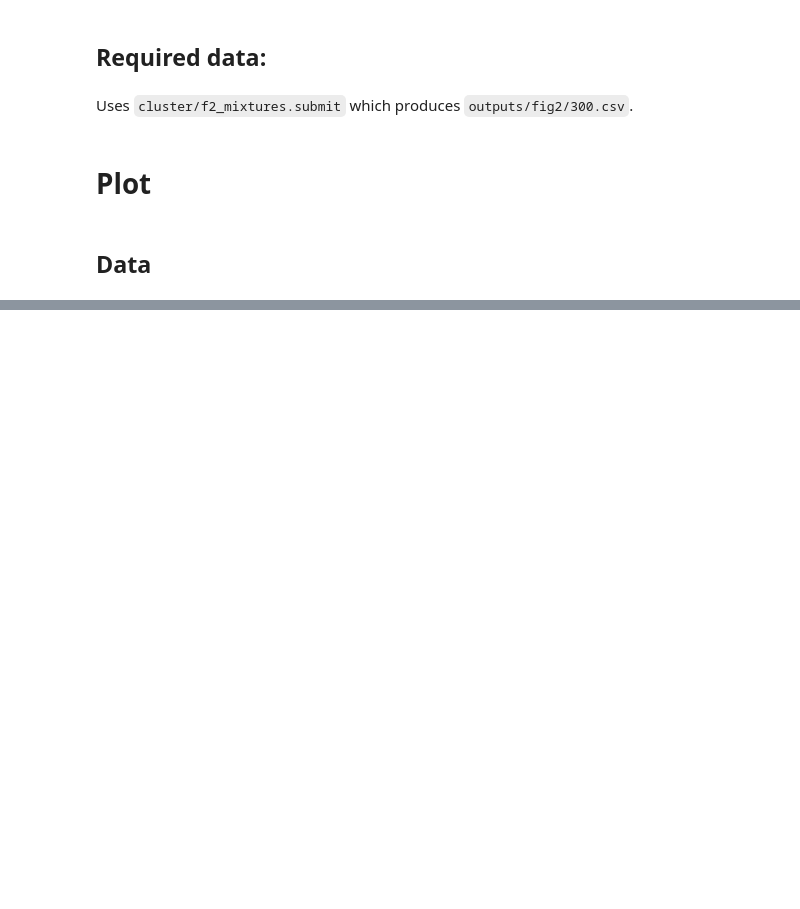
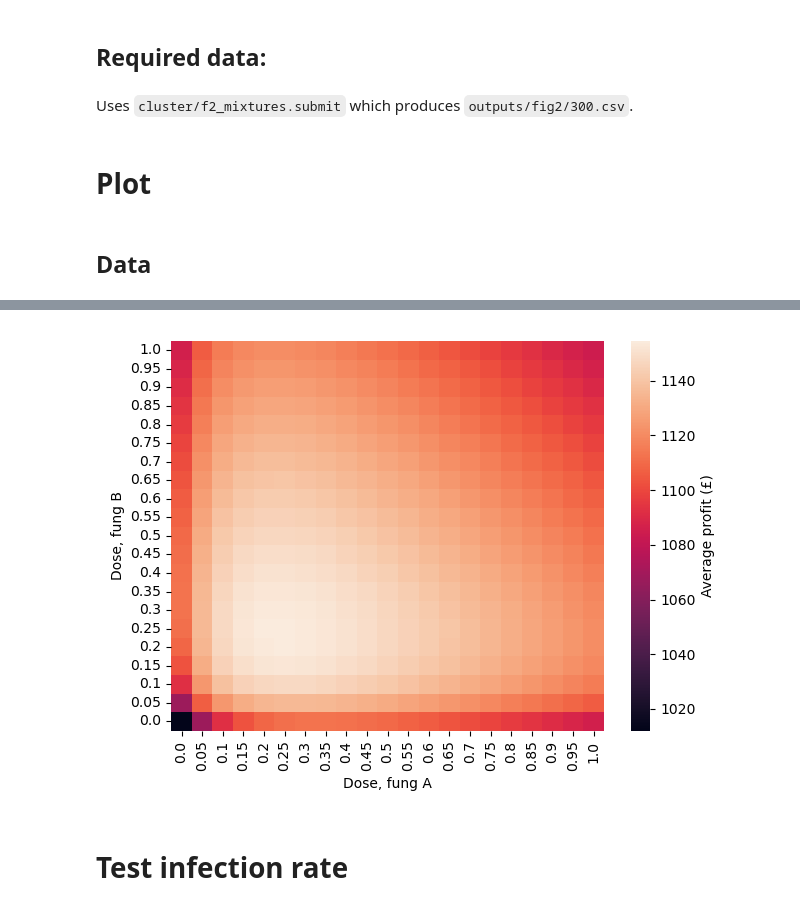
Before and after one commit to nt409/quant-res-doses, a Jupyter notebook: notebooks/102_fig2.ipynb, the cells around one changed output, grey strips where cells are left out. Cells and saved outputs as stored; diff of their text form; code cells hidden in the pictures; blank space fills up the shorter version.

```diff
--- a/notebooks/102_fig2.ipynb
+++ b/notebooks/102_fig2.ipynb
@@ -525,0 +163,24 @@ ax.legend()
+# %%
+f, ax = plt.subplots()
+
+dd = (
+    df_use2
+    .loc[lambda df: df.year==15]
+    .round({'dose_A': 2, 'dose_B': 2})
+    .pivot(index='dose_B', columns='dose_A', values='av_econ')
+)
+
+sns.heatmap(
+    data=dd,
+    ax=ax,
+    cbar_kws={'label': 'Average profit (£)'}
+)
+
+ax.set_xlabel('Dose, fung A')
+ax.set_ylabel('Dose, fung B')
+
+ax.invert_yaxis()
+
+f.tight_layout()
+# %% [output]
+[figure, added]
@@ -525,0 +189,2 @@ ax.legend()
+# %% [markdown]
+# Test infection rate
```
Also changed, not shown: parts of 65 cells of this notebook.
